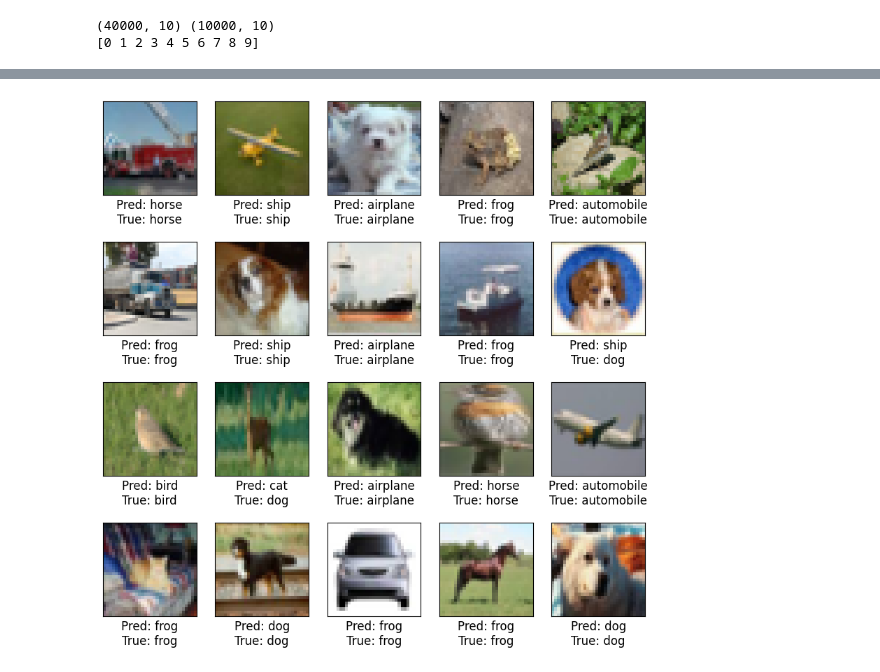
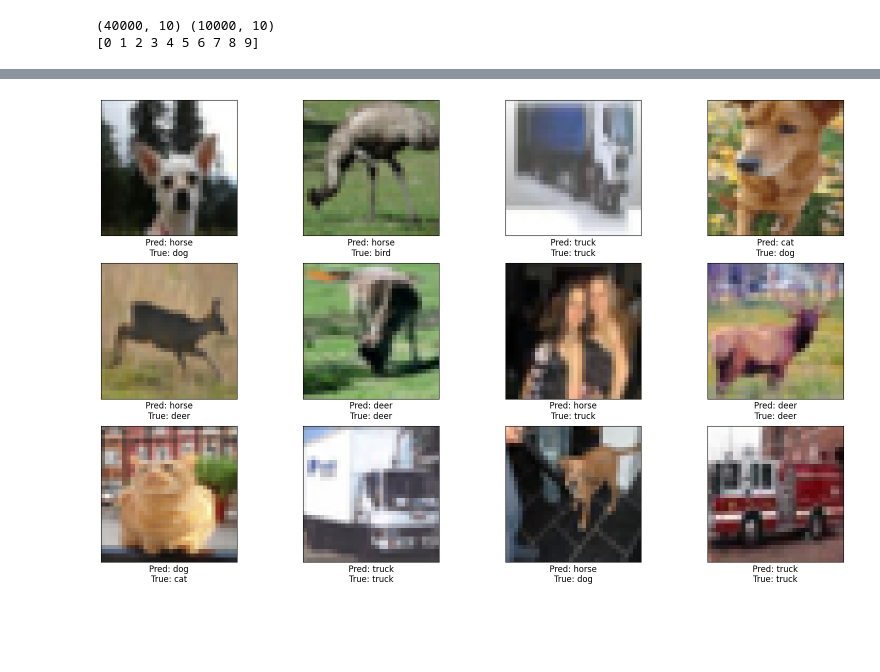
Before and after one commit to mariaeco/DeepLearning_PDI, a Jupyter notebook: DeepLearning/Q3.ipynb, the cells around one changed output, grey strips where cells are left out. Saved outputs shown, nothing was run; the diff lists cells and outputs as text; code cells hidden in the pictures; blank space fills up the shorter version.

```diff
--- a/DeepLearning/Q3.ipynb
+++ b/DeepLearning/Q3.ipynb
@@ -74,13 +74,13 @@ y = np.concatenate([labels1, labels2, labels3, labels4, labels5], axis=0)   # (5
 classes = ['airplane', 'automobile', 'bird', 'cat', 'deer', 'dog', 'frog', 'horse', 'ship', 'truck']
 # %%
 #PLOTANDO 20  figuras aleatórias
-plt.figure(figsize=(20,8))
+plt.figure(figsize=(8,5))
 
 import random
-figures = [random.randint(1, 40000) for _ in range(30)]
+figures = [random.randint(1, 40000) for _ in range(10)]
 i = 0
 for f in figures:
-    plt.subplot(5, 6, i + 1)
+    plt.subplot(2,5, i + 1)
     img = X[f].reshape(3,32,32).transpose(1, 2, 0)
     plt.imshow(img)
     title = y[f]
@@ -397,17 +401,17 @@ plt.show()
 # %%
-fig, axes = plt.subplots(4, 5, figsize=(10, 10))
+fig, axes = plt.subplots(3, 4, figsize=(20, 12))
 image_size = 32
 num_channels = 3
 
 
 
 for i, ax in enumerate(axes.flat):
     img = X_test[idx[i]] / 255.0
     ax.imshow(img)
-    pred_class = classes[y_pred_classes[i]]
-    true_class = classes[y_true_classes[i]]
+    pred_class = classes[y_pred_classes[idx[i]]]
+    true_class = classes[y_true_classes[idx[i]]]
     ax.set_xlabel('Pred: {}\nTrue: {}'.format(pred_class, true_class), fontsize=12)
     ax.set_xticks([])
     ax.set_yticks([])
 # %% [output]
-[figure, old version]
+[figure, new version]
```
Also changed, not shown: parts of 7 cells of this notebook.
